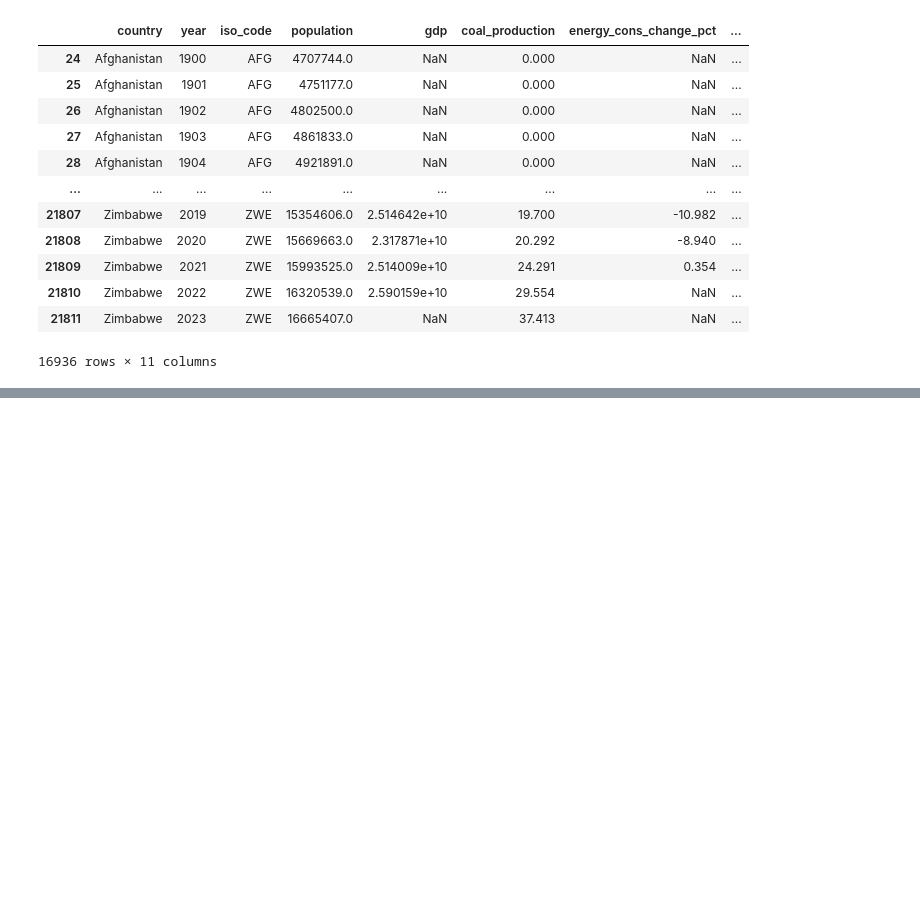
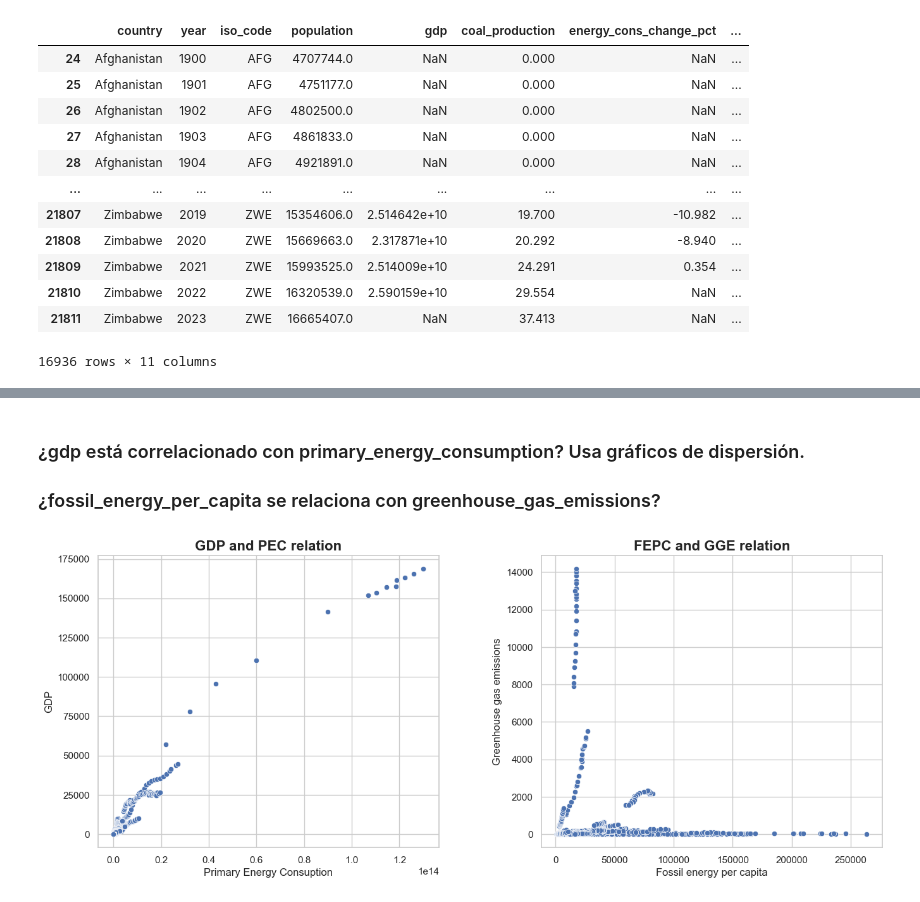
Before and after one commit to No-Country-simulation/c24-16-ft-data, a Jupyter notebook: notebooks/01_eda.ipynb, the cells around one changed output, grey strips where cells are left out. Cells and saved outputs as stored; diff of their text form; code cells hidden in the pictures; blank space fills up the shorter version.

```diff
--- a/notebooks/01_eda.ipynb
+++ b/notebooks/01_eda.ipynb
@@ -466,3 +566,23 @@ df = df.drop(incomplete_columns.index, axis=1)
+# %% [markdown]
+### ¿gdp está correlacionado con primary_energy_consumption? Usa gráficos de dispersión.
+### ¿fossil_energy_per_capita se relaciona con greenhouse_gas_emissions?
+# %%
+figure, ax = plt.subplots(1,2, figsize=(16,6))
+sns.set_theme(style='whitegrid')
+sns.scatterplot(data=df, ax=ax[0], x='gdp', y='primary_energy_consumption')
+ax[0].set_title('GDP and PEC relation', fontsize=16, fontweight='bold')
+ax[0].set_xlabel('Primary Energy Consuption')
+ax[0].set_ylabel('GDP')
+
+sns.scatterplot(data=df, ax=ax[1], x='fossil_energy_per_capita', y='greenhouse_gas_emissions')
+ax[1].set_title('FEPC and GGE relation', fontsize=16, fontweight='bold')
+ax[1].set_xlabel('Fossil energy per capita')
+ax[1].set_ylabel('Greenhouse gas emissions')
+
+plt.subplots_adjust(wspace=0.3)
+plt.show()
+# %% [output]
+[figure, added]
 # %%
 # 💾 Export DataFrame to CSV
 df.to_csv('../data/owid-energy-data-filtered.csv', index=False)
```
Also changed, not shown: parts of 14 cells of this notebook.
